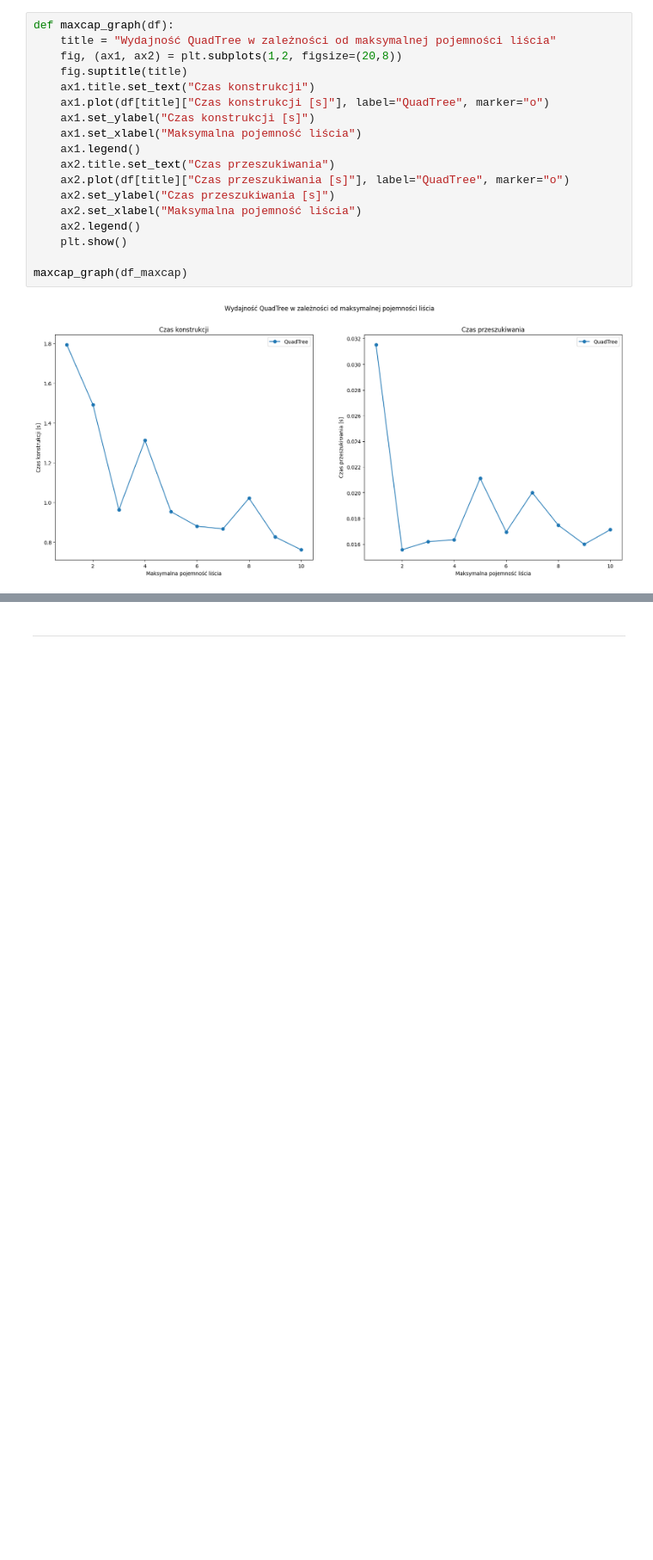
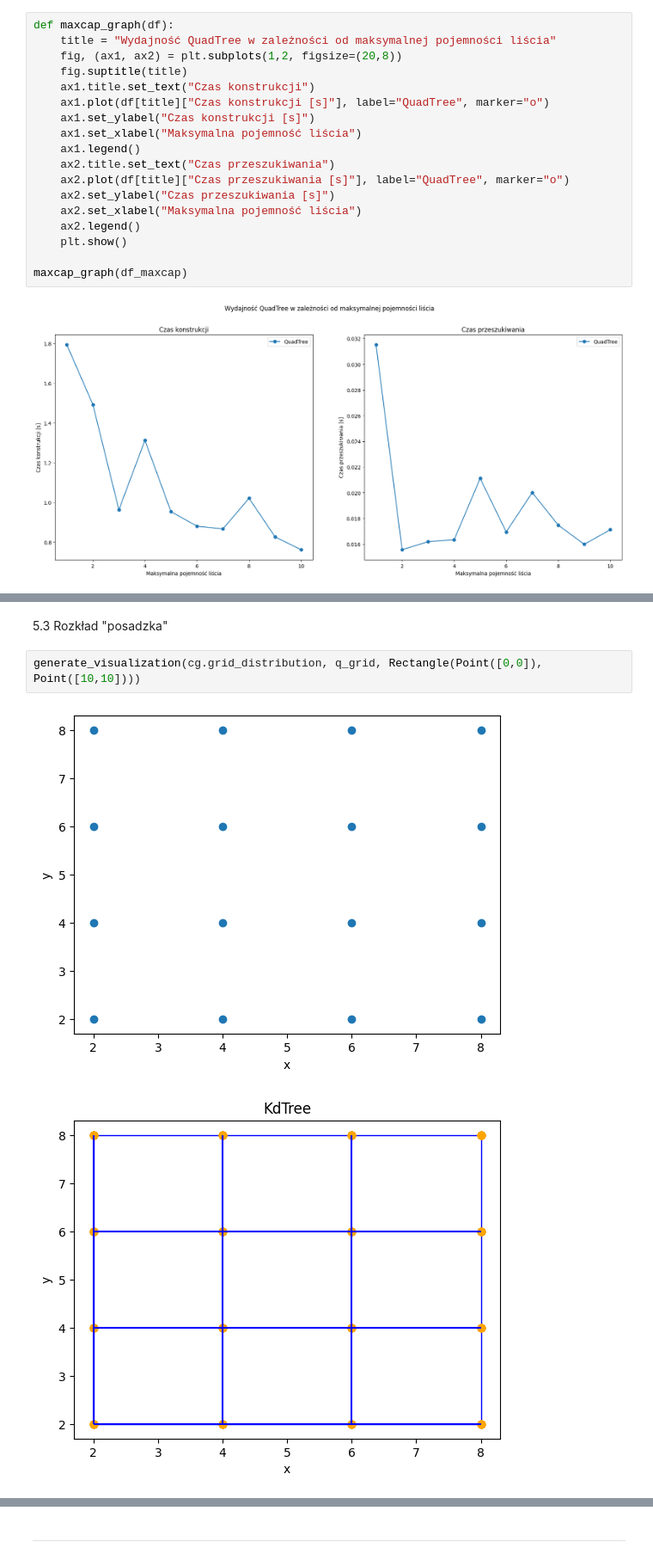
Before and after one commit to WerWojtas/QuadTree_and_KdTree, a Jupyter notebook: Comparison.ipynb, the cells around one changed output, grey strips where cells are left out. Shown at 86% size. Drawn from its saved outputs; the diff is of its cells as text; blank space fills up the shorter version.

```diff
--- a/Comparison.ipynb
+++ b/Comparison.ipynb
@@ -455,0 +490,7 @@ maxcap_graph(df_maxcap)
+# %% [markdown]
+5.3 Rozkład "posadzka"
+# %%
+generate_visualization(cg.grid_distribution, q_grid, Rectangle(Point([0,0]), Point([10,10])))
+# %% [output]
+[figure, added]
+[figure, added]
```
Also changed, not shown: parts of 17 cells of this notebook, 2 other files.
